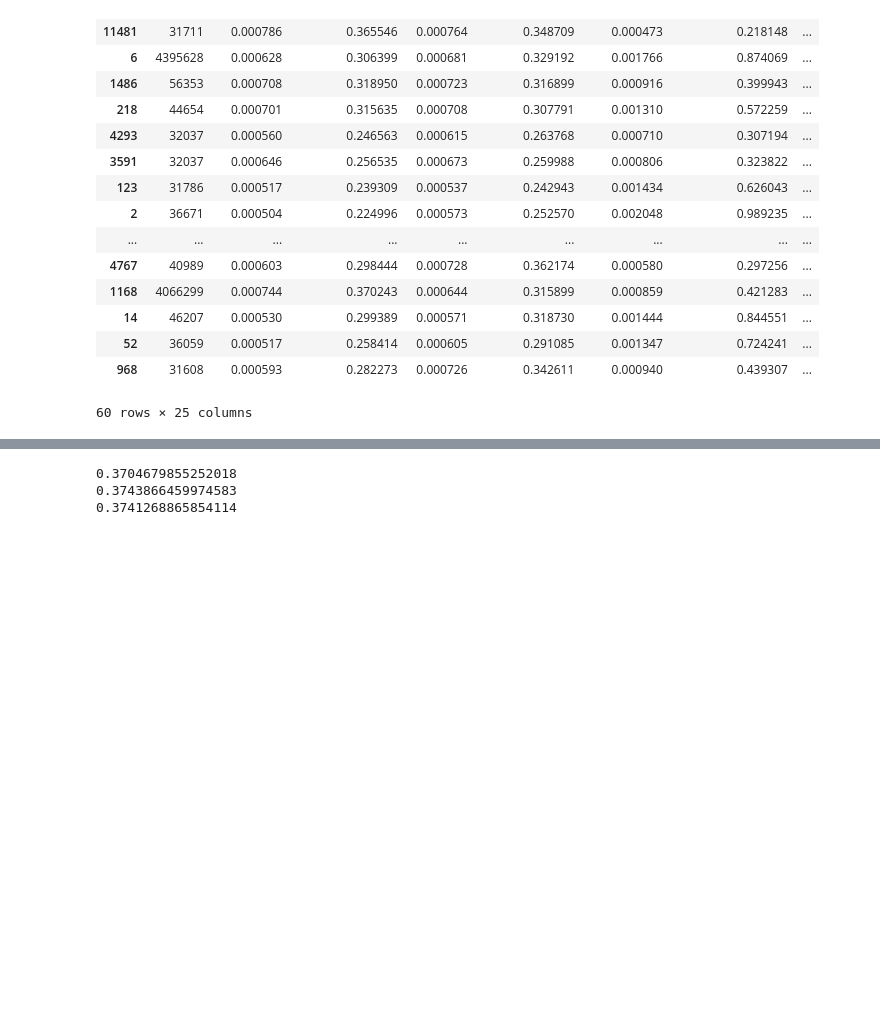
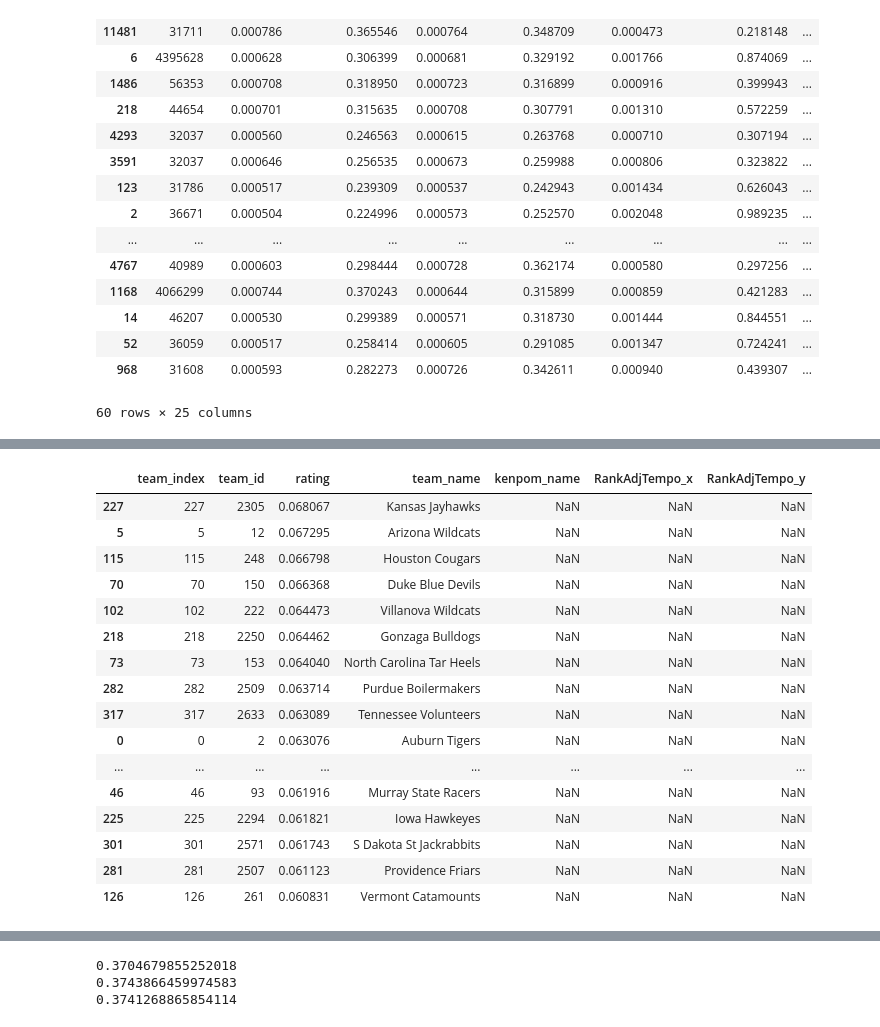
Before and after one commit to btatkinson/NCAA-basketball-Capstone, a Jupyter notebook: notebooks/visualizations/streamlit_historical_players.ipynb, the cells around one changed output, grey strips where cells are left out. Cells and saved outputs as stored; diff of their text form; code cells hidden in the pictures; blank space fills up the shorter version.

```diff
--- a/notebooks/visualizations/streamlit_historical_players.ipynb
+++ b/notebooks/visualizations/streamlit_historical_players.ipynb
@@ -682,0 +728,35 @@ test.sort_values(by='pc_1', ascending=False).head(60)
+# %%
+def load_kenpom(season):
+    kp = pd.read_csv(os.path.join(DATA_PATH, f'kenpom/{season}.csv'))
+    return kp.rename(columns={'TeamName':'kenpom_name'})
+k22 = load_kenpom(2022)
+
+team_index2id = {v:k for k,v in team_id2index.items()}
+teams_id2name = pbox.copy().drop_duplicates(subset=['team_id'])[['team_id','team_short_display_name']].set_index('team_id').to_dict()['team_short_display_name']
+teams_name2id = {v:k for k,v in teams_id2name.items()}
+tname2kenpom = load_dict(os.path.join(DATA_PATH, 'IDs/tname2kenpom'))
+
+def calc_ratings(tm_matrix):
+
+    d = 0.2
+    N = tm_matrix.shape[1]
+    A = (d * tm_matrix + (1 - d) / N)
+    v = np.repeat(1/num_teams, num_teams)
+    for i in range(100):
+        v = A@v
+        norm = np.linalg.norm(v)
+        v = v/norm
+
+    team_ratings = pd.DataFrame(team_index2id.values(), index=team_index2id.keys()).reset_index()
+    team_ratings.columns=['team_index','team_id']
+    team_ratings = team_ratings.sort_values(by='team_index')
+    team_ratings['rating'] = v
+    team_ratings['team_name'] = team_ratings['team_id'].map(teams_id2name)
+
+    return team_ratings
+
+def calc_corr(team_ratings):
+    team_ratings['kenpom_name'] = team_ratings['team_name'].map(tname2kenpom)
+    # ## merge kenpom
+    team_ratings = team_ratings.merge(k22[['kenpom_name','AdjEM']].copy(), how='left', on='kenpom_name')
+    return team_ratings[['rating','AdjEM']].corr('spearman').values[0][1]
@@ -682,0 +920,21 @@ test.sort_values(by='pc_1', ascending=False).head(60)
+# %%
+team_ratings['team_name'] = team_ratings['team_id'].map(teams_id2name)
+team_ratings.sort_values(by='rating',ascending=False).head(20)
+# %% [output]
+|  | team_index | team_id | rating | team_name | kenpom_name | RankAdjTempo_x | RankAdjTempo_y |
+| 227 | 227 | 2305 | 0.068067 | Kansas Jayhawks | NaN | NaN | NaN |
+| 5 | 5 | 12 | 0.067295 | Arizona Wildcats | NaN | NaN | NaN |
+| 115 | 115 | 248 | 0.066798 | Houston Cougars | NaN | NaN | NaN |
+| 70 | 70 | 150 | 0.066368 | Duke Blue Devils | NaN | NaN | NaN |
+| 102 | 102 | 222 | 0.064473 | Villanova Wildcats | NaN | NaN | NaN |
+| 218 | 218 | 2250 | 0.064462 | Gonzaga Bulldogs | NaN | NaN | NaN |
+| 73 | 73 | 153 | 0.064040 | North Carolina Tar Heels | NaN | NaN | NaN |
+| 282 | 282 | 2509 | 0.063714 | Purdue Boilermakers | NaN | NaN | NaN |
+| 317 | 317 | 2633 | 0.063089 | Tennessee Volunteers | NaN | NaN | NaN |
+| 0 | 0 | 2 | 0.063076 | Auburn Tigers | NaN | NaN | NaN |
+| ... | ... | ... | ... | ... | ... | ... | ... |
+| 46 | 46 | 93 | 0.061916 | Murray State Racers | NaN | NaN | NaN |
+| 225 | 225 | 2294 | 0.061821 | Iowa Hawkeyes | NaN | NaN | NaN |
+| 301 | 301 | 2571 | 0.061743 | S Dakota St Jackrabbits | NaN | NaN | NaN |
+| 281 | 281 | 2507 | 0.061123 | Providence Friars | NaN | NaN | NaN |
+| 126 | 126 | 261 | 0.060831 | Vermont Catamounts | NaN | NaN | NaN |
```
Also changed, not shown: parts of 29 cells of this notebook, 3 other files.
